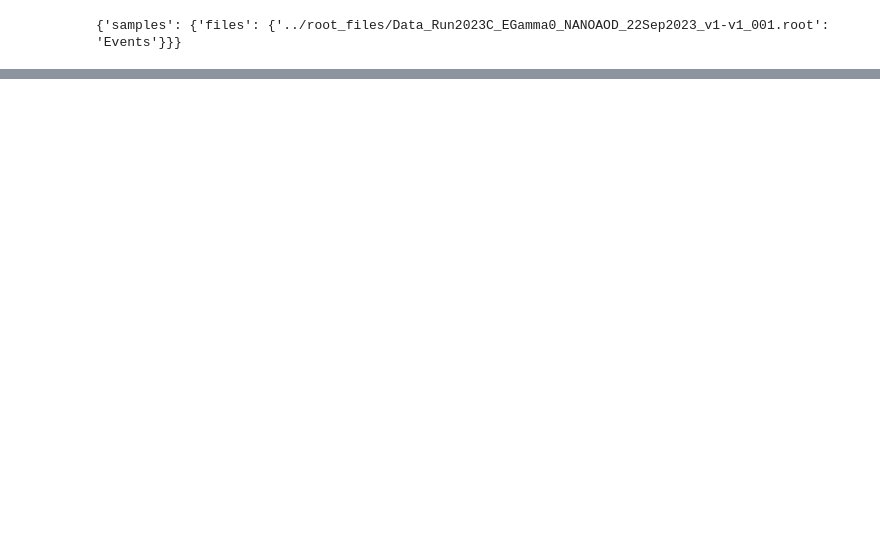
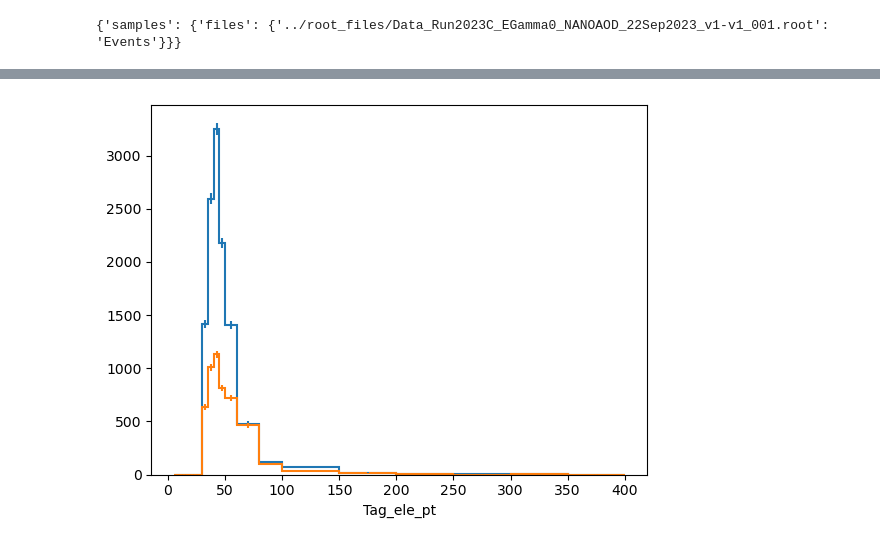
Before and after one commit to caleb-james-smith/egamma-tnp, a Jupyter notebook: notebooks/egamma_test.ipynb, the cells around one changed output, grey strips where cells are left out. Cells and saved outputs as stored; diff of their text form; code cells hidden in the pictures; blank space fills up the shorter version.

```diff
--- a/notebooks/egamma_test.ipynb
+++ b/notebooks/egamma_test.ipynb
@@ -67,0 +145,9 @@ FieldNotFoundError: no field 'passing' in record with 7 fields
+# %%
+out = tnp.get_nd_tnp_histograms("HLT_Ele30_WPTight_Gsf", cut_and_count=True, vars=["tag_Ele_pt", "el_pt", "el_eta", "MET_pt", "luminosityBlock"], compute=True)
+# %%
+# Tag electron p_T
+out["samples"]["passing"].project("tag_Ele_pt").plot()
+out["samples"]["failing"].project("tag_Ele_pt").plot()
+plt.show()
+# %% [output]
+[figure, added]
```
Also changed, not shown: parts of 13 cells of this notebook, 2 other files.
